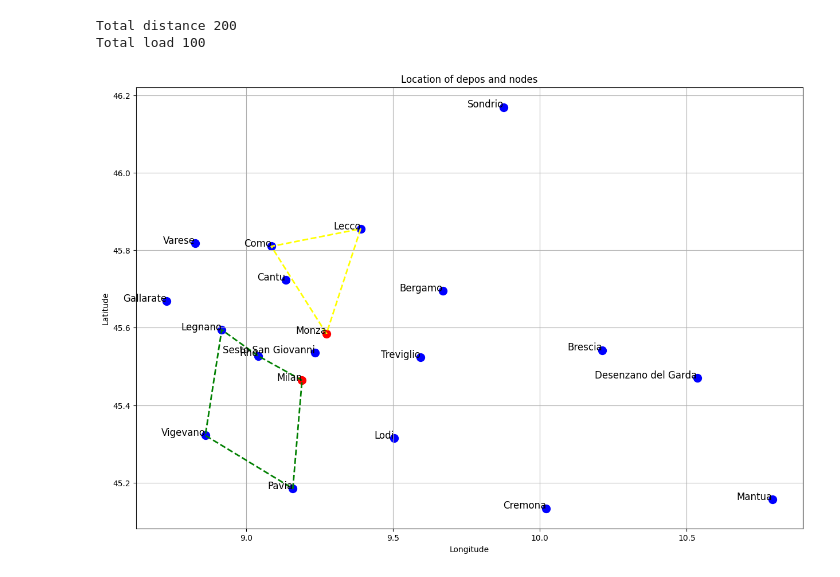
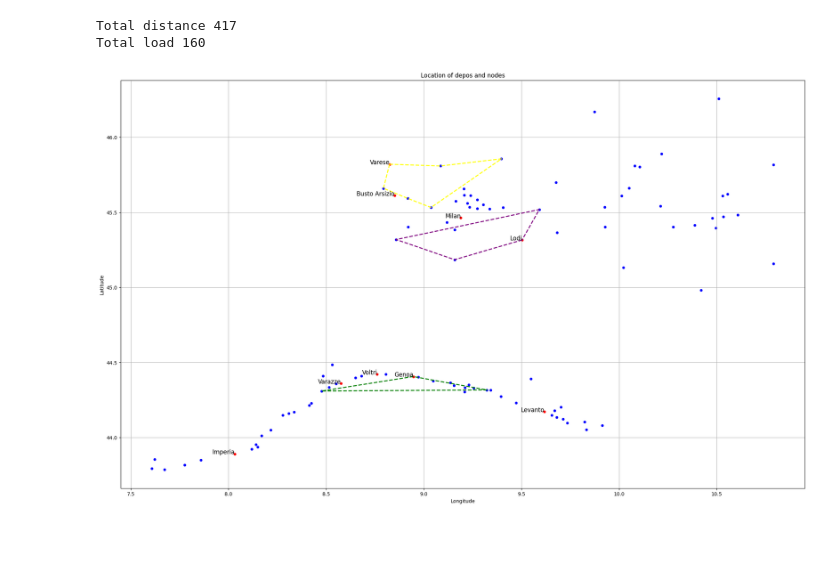
Before and after one commit to AndreaMishtaku/ai_vrp_solver, a Jupyter notebook: visualization/vrp.ipynb, the cells around one changed output. Cells and saved outputs as stored; diff of their text form; code cells hidden in the pictures; blank space fills up the shorter version.

```diff
--- a/visualization/vrp.ipynb
+++ b/visualization/vrp.ipynb
@@ -17,7 +17,7 @@ def get_solution(url,body):
 depos=fetch_data('http://127.0.0.1:5000/basic/depo/get-all')
 nodes=fetch_data('http://127.0.0.1:5000/basic/node/get-all')
 
-solution=get_solution('http://127.0.0.1:5000/ortools/vrp',
+solution=get_solution('http://127.0.0.1:5000/llm/vrp',
 {
    "demands":[
       {
@@ -43,16 +43,36 @@ solution=get_solution('http://127.0.0.1:5000/ortools/vrp',
       {
          "node":"Vigevano",
          "demand":10
+      },
+      {
+         "node":"Savona",
+         "demand":15
+      },
+      {
+         "node":"Chiavari",
+         "demand":10
+      },
+      {
+         "node":"Treviglio",
+         "demand":20
+      },
+      {
+         "node":"Gallarate",
+         "demand":15
       }
    ],
    "depo_vehicle":[
       {
-         "depo":"Milan",
+         "depo":"Genoa",
          "plate":"AB123"
       },
       {
-         "depo":"Monza",
+         "depo":"Varese",
          "plate":"AC123"
+      },
+      {
+         "depo":"Lodi",
+         "plate":"AD123"
       }
    ]
 }
@@ -65,45 +85,45 @@ df_depos = pd.DataFrame(depos)
 df_nodes = pd.DataFrame(nodes)
 
 
-fig, ax = plt.subplots(figsize=(15, 10))
+fig, ax = plt.subplots(figsize=(25, 15))
 
 # Plot depots in red
-ax.scatter(df_depos['longitude'], df_depos['latitude'], color='red', label='Location', s=100)
+ax.scatter(df_depos['longitude'], df_depos['latitude'], color='red', label='Location', s=20)
 
 # Plot nodes in blue
-ax.scatter(df_nodes['longitude'], df_nodes['latitude'], color='blue', label='Location', s=100)
+ax.scatter(df_nodes['longitude'], df_nodes['latitude'], color='blue', label='Location', s=20)
 
 
 # Annotate depots with names
 for i, row in df_depos.iterrows():
     ax.text(row['longitude'], row['latitude'], row['name'], fontsize=12, ha='right')
 
 # Annotate nodes with names
-for i, row in df_nodes.iterrows():
-    ax.text(row['longitude'], row['latitude'], row['name'], fontsize=12, ha='right')
+#for i, row in df_nodes.iterrows():
+#    ax.text(row['longitude'], row['latitude'], row['name'], fontsize=12, ha='right')
 
 
 # Function to draw route lines
 def draw_route(route, color):
     df=pd.concat([df_depos, df_nodes])
     connections = [(df.loc[df['id'] == i, 'longitude'].values[0], df.loc[df['id'] == i, 'latitude'].values[0]) for i in route]
     if len(connections) > 1:
         x_values, y_values = zip(*connections)
         ax.plot(x_values, y_values, color=color, linewidth=2, linestyle='--')
 
 
 route_colors=['green','yellow','purple','orange','blue']
 for idx, route_info in enumerate(solution['routes']):
     color=route_colors[idx % len(route_colors)]
     draw_route(route_info['route'], color)
 
 ax.set_xlabel('Longitude')
 ax.set_ylabel('Latitude')
 ax.set_title('Location of depos and nodes')
 
 plt.grid(True)
 plt.show()
 # %% [output]
-Total distance 200
-Total load 100
+Total distance 417
+Total load 160
-[figure, old version]
+[figure, new version]
```
Also changed, not shown: 16 other files.
